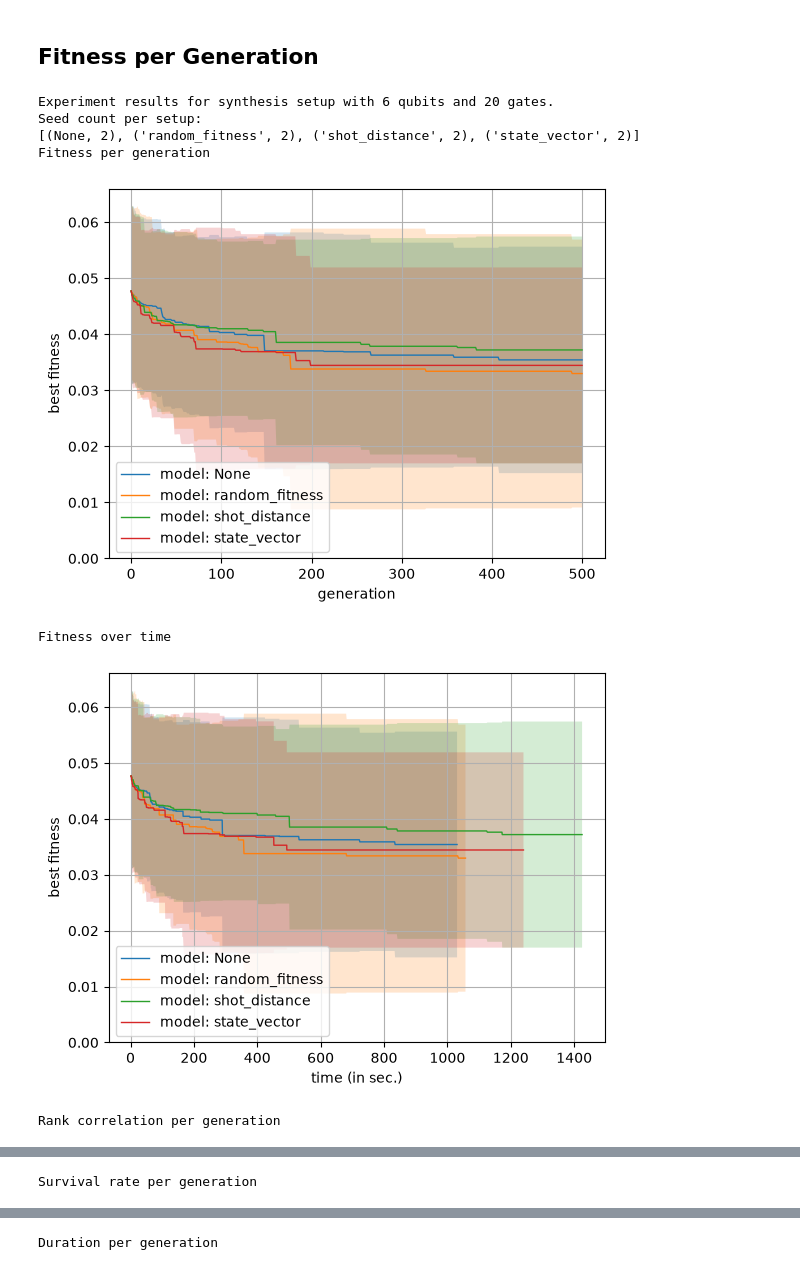
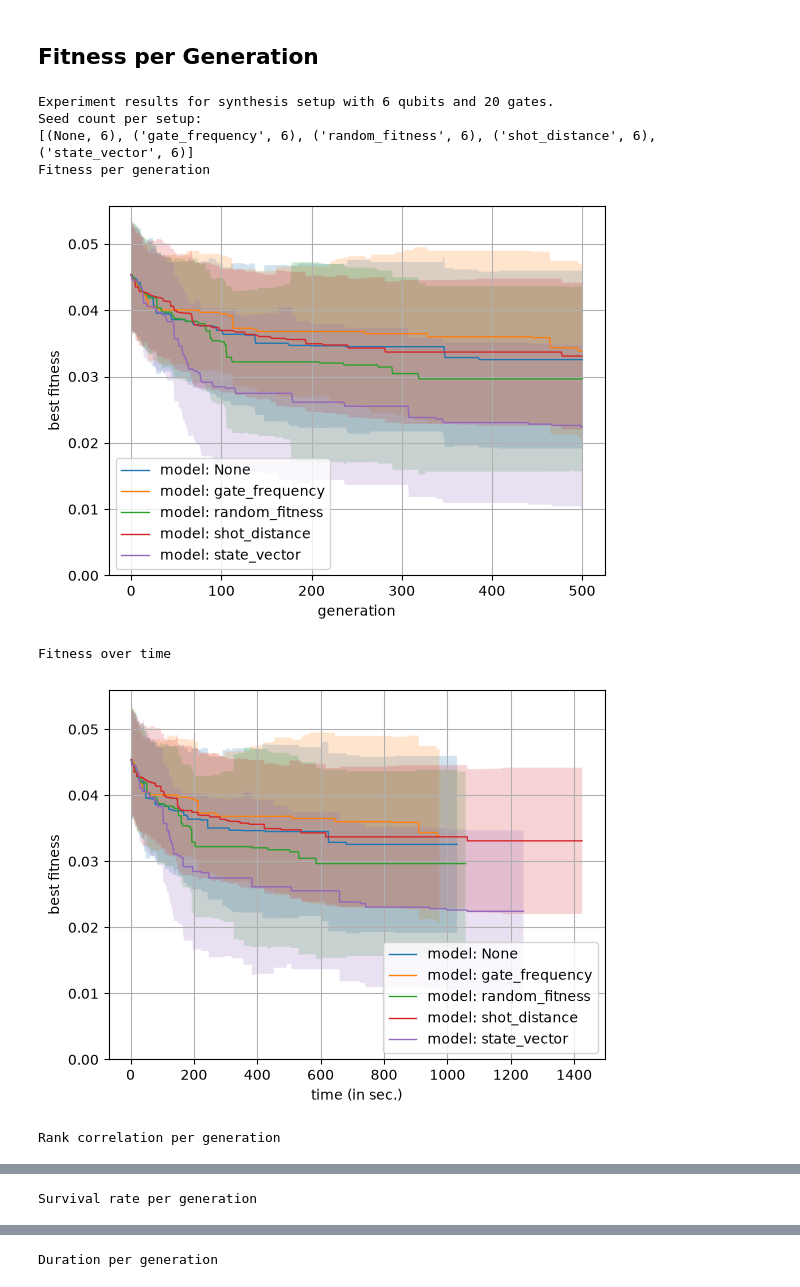
Before and after one commit to westoun/surrogate-assisted-qcs, a Jupyter notebook: evaluation/surrogate_assisted_qcs/analysis.ipynb, the cells around one changed output, grey strips where cells are left out. Saved outputs shown, nothing was run; the diff lists cells and outputs as text; code cells hidden in the pictures.

```diff
--- a/evaluation/surrogate_assisted_qcs/analysis.ipynb
+++ b/evaluation/surrogate_assisted_qcs/analysis.ipynb
@@ -716,36 +716,36 @@ for qubit_num in qubit_nums:
 
         print("Fitness per generation")
         plot_fitness_per_generation(rel_experiments, labels=labels, target_path=f"results/{qubit_num}q{gate_count}g_fitness_per_generation.png")
 
         print("Fitness over time")
         plot_fitness_per_timestamp(rel_experiments, labels=labels, target_path=f"results/{qubit_num}q{gate_count}g_fitness_over_time.png")
 
         print("Rank correlation per generation")
         plot_rank_correlations(rel_experiments, labels=labels, target_path=f"results/{qubit_num}q{gate_count}g_rank_correlations.png")
 
         print("Survival rate per generation")
-        plot_survival_rate_per_generation(rel_experiments, labels=labels, target_path=f"results/{qubit_num}q{gate_count}g_survival_rate.png")
+        plot_survival_rate_per_generation(rel_experiments, labels=labels, target_path=f"results/{qubit_num}q{gate_count}g_survival_rate.png", plot_std=False)
 
         # print("Fitness mse per generation")
         # plot_fitness_mse_per_generation(rel_experiments, labels=labels)
 
         print("Duration per generation")
         plot_duration_per_generation(
             rel_experiments, labels=labels, target_path=f"results/{qubit_num}q{gate_count}g_duration_per_generation.png"
         )
         print_time_distribution(rel_experiments, labels=labels)
 
         print("Max memory per generation")
         plot_max_memory_per_generation(
             rel_experiments, labels=labels, target_path=f"results/{qubit_num}q{gate_count}g_max_memory_per_generation.png"
         )
         # print_memory_distribution(rel_experiments, labels=labels)
 # %% [output]
 Experiment results for synthesis setup with 6 qubits and 20 gates.
 Seed count per setup:
-[(None, 2), ('random_fitness', 2), ('shot_distance', 2), ('state_vector', 2)]
+[(None, 6), ('gate_frequency', 6), ('random_fitness', 6), ('shot_distance', 6), ('state_vector', 6)]
 Fitness per generation
-[figure, old version]
+[figure, new version]
 Fitness over time
-[figure, old version]
+[figure, new version]
 Rank correlation per generation
```
Also changed, not shown: parts of 2 cells of this notebook.
